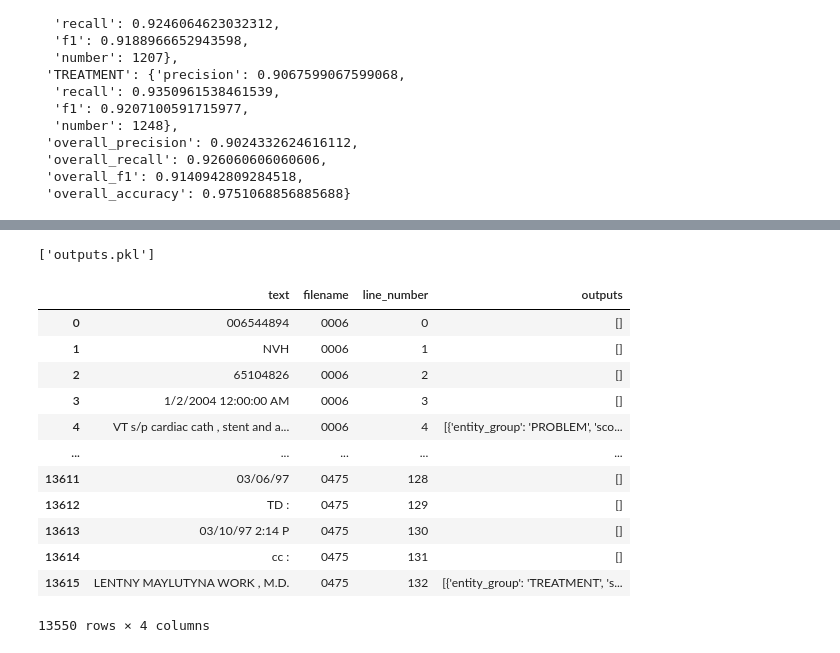
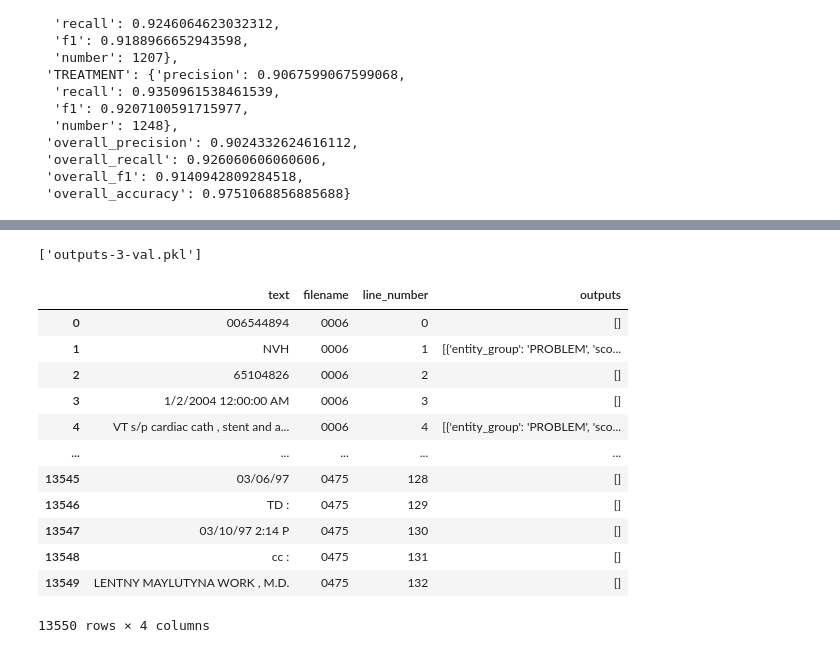
Before and after one commit to Mustapha-AJEGHRIR/medical_txt_parser, a Jupyter notebook: src/notebooks/concepts_ner/concepts_ner_scibert.ipynb, the cells around one changed output, grey strips where cells are left out. Drawn from its saved outputs; the diff is of its cells as text; code cells hidden in the pictures.

Commit message:
add final outputs to notebook

```diff
--- a/src/notebooks/concepts_ner/concepts_ner_scibert.ipynb
+++ b/src/notebooks/concepts_ner/concepts_ner_scibert.ipynb
@@ -220,7 +220,7 @@ preproc_df
 We also add some lines that contain no concepts
 # %%
 # add lines with no concepts
-NUMBER_LINE_PER_FILE = 5
+NUMBER_LINE_PER_FILE = 4
 no_concepts_df = []
 # aggregate start_line by filename
 list_lines = concept_df.groupby("filename")["start_line"].apply(set).to_dict()
@@ -761,7 +755,7 @@ The following columns in the test set  don't have a corresponding argument in `B
  'overall_f1': 0.9140942809284518,
  'overall_accuracy': 0.9751068856885688}
 # %%
-text_files = glob.glob(train_data_path + os.sep + txt_folder_name + os.sep +  "*.txt")
+text_files = glob.glob(val_data_path + os.sep + txt_folder_name + os.sep +  "*.txt")
 filename = ""
 df = pd.DataFrame()
 for file in tqdm(text_files):
@@ -772,6 +766,7 @@ for file in tqdm(text_files):
         filename =[ file.split("/")[-1].split(".")[0]] * len(lines)
         df = df.append(pd.DataFrame({"text": lines, "filename": filename, "line_number": range(len(lines))}), ignore_index=True)
 
+df = df.sort_values(by=["filename", "line_number"])
 df
 # %% [output]
 |  | text | filename | line_number |
@@ -790,6 +785,8 @@ df
 # %%
 # remove empty text lines
 df = df[df.text != ""]
+# reset index
+df = df.reset_index(drop=True)
 df
 # %% [output]
 |  | text | filename | line_number |
@@ -812,25 +811,25 @@ outputs = effect_ner_model(list(lines), aggregation_strategy ="simple")
 # %%
 # save outputs as pkl
 import joblib
-joblib.dump(outputs, "outputs-empty-line-train.pkl")
+joblib.dump(outputs, "outputs-3-val.pkl")
 # %% [output]
-['outputs.pkl']
+['outputs-3-val.pkl']
 # %%
 import joblib
-outputs = joblib.load("outputs-empty-line.pkl")
+outputs = joblib.load("outputs-3-val.pkl")
 df["outputs"] = outputs
 df
 # %% [output]
 |  | text | filename | line_number | outputs |
 | 0 | 006544894 | 0006 | 0 | [] |
-| 1 | NVH | 0006 | 1 | [] |
+| 1 | NVH | 0006 | 1 | [{'entity_group': 'PROBLEM', 'sco... |
 | 2 | 65104826 | 0006 | 2 | [] |
 | 3 | 1/2/2004 12:00:00 AM | 0006 | 3 | [] |
 | 4 | VT s/p cardiac cath , stent and a... | 0006 | 4 | [{'entity_group': 'PROBLEM', 'sco... |
 | ... | ... | ... | ... | ... |
-| 13611 | 03/06/97 | 0475 | 128 | [] |
-| 13612 | TD : | 0475 | 129 | [] |
-| 13613 | 03/10/97 2:14 P | 0475 | 130 | [] |
-| 13614 | cc : | 0475 | 131 | [] |
-| 13615 | LENTNY MAYLUTYNA WORK , M.D. | 0475 | 132 | [{'entity_group': 'TREATMENT', 's... |
+| 13545 | 03/06/97 | 0475 | 128 | [] |
+| 13546 | TD : | 0475 | 129 | [] |
+| 13547 | 03/10/97 2:14 P | 0475 | 130 | [] |
+| 13548 | cc : | 0475 | 131 | [] |
+| 13549 | LENTNY MAYLUTYNA WORK , M.D. | 0475 | 132 | [] |
 13550 rows × 4 columns
```
Also changed, not shown: parts of 19 cells of this notebook.
